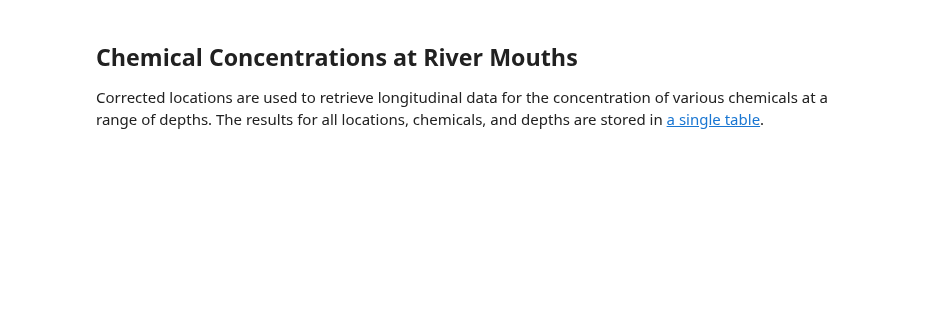
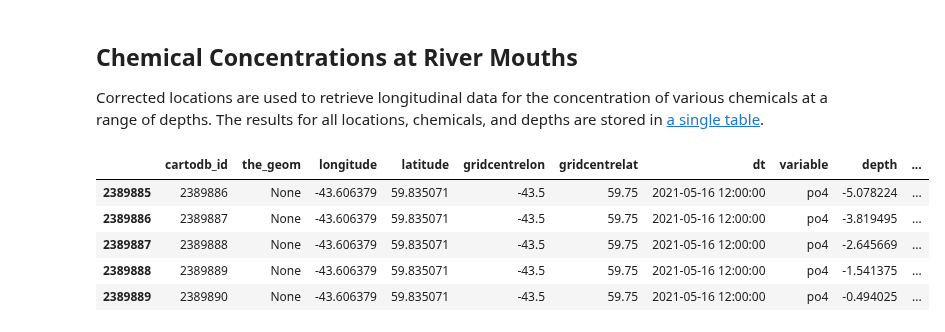
Before and after one commit to pkerins/wri-projects, a Jupyter notebook: ocean-watch/river-mouth-water-quality_data-retrieval.ipynb, the cells around one changed output. Drawn from its saved outputs; the diff is of its cells as text; code cells hidden in the pictures; blank space fills up the shorter version.

```diff
--- a/ocean-watch/river-mouth-water-quality_data-retrieval.ipynb
+++ b/ocean-watch/river-mouth-water-quality_data-retrieval.ipynb
@@ -156,4 +186,11 @@ read_carto('ocn_calcs_010test_target_river_mouths').tail()
 ## Chemical Concentrations at River Mouths
 Corrected locations are used to retrieve longitudinal data for the concentration of various chemicals at a range of depths. The results for all locations, chemicals, and depths are stored in [a single table](https://resourcewatch.carto.com/u/wri-rw/dataset/ocn_calcs_011_river_mouth_chemical_concentrations).
 # %%
-read_carto('ocn_calcs_011_river_mouth_chemical_concentrations').tail()
+read_carto('ocn_020alt_chemical_concentrations').tail()
+# %% [output]
+|  | cartodb_id | the_geom | longitude | latitude | gridcentrelon | gridcentrelat | dt | variable | depth | ... |
+| 2389885 | 2389886 | None | -43.606379 | 59.835071 | -43.5 | 59.75 | 2021-05-16 12:00:00 | po4 | -5.078224 | ... |
+| 2389886 | 2389887 | None | -43.606379 | 59.835071 | -43.5 | 59.75 | 2021-05-16 12:00:00 | po4 | -3.819495 | ... |
+| 2389887 | 2389888 | None | -43.606379 | 59.835071 | -43.5 | 59.75 | 2021-05-16 12:00:00 | po4 | -2.645669 | ... |
+| 2389888 | 2389889 | None | -43.606379 | 59.835071 | -43.5 | 59.75 | 2021-05-16 12:00:00 | po4 | -1.541375 | ... |
+| 2389889 | 2389890 | None | -43.606379 | 59.835071 | -43.5 | 59.75 | 2021-05-16 12:00:00 | po4 | -0.494025 | ... |
```
Also changed, not shown: parts of 9 cells of this notebook, 2 other files.
